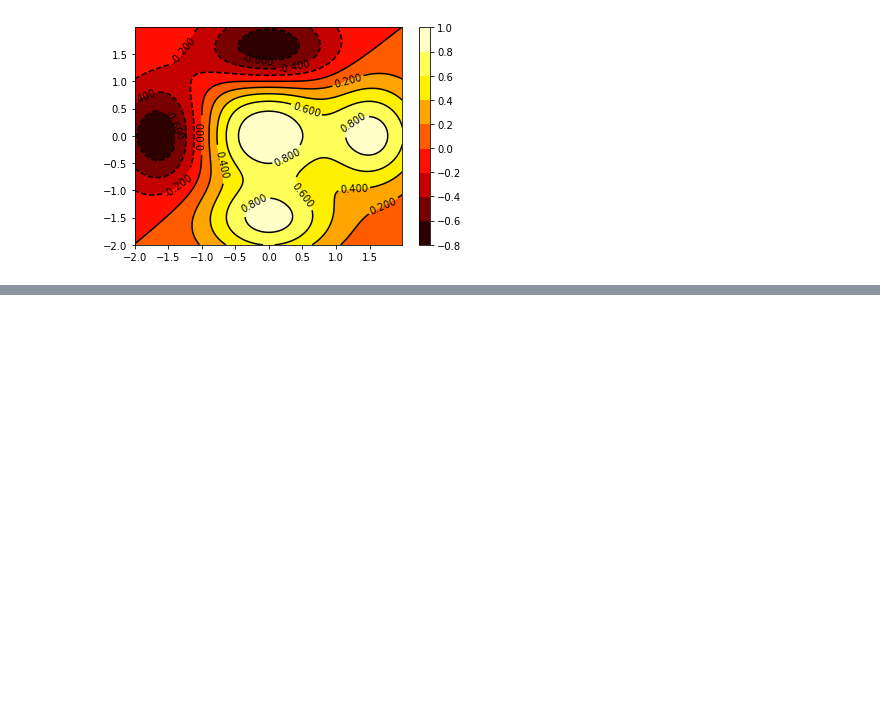
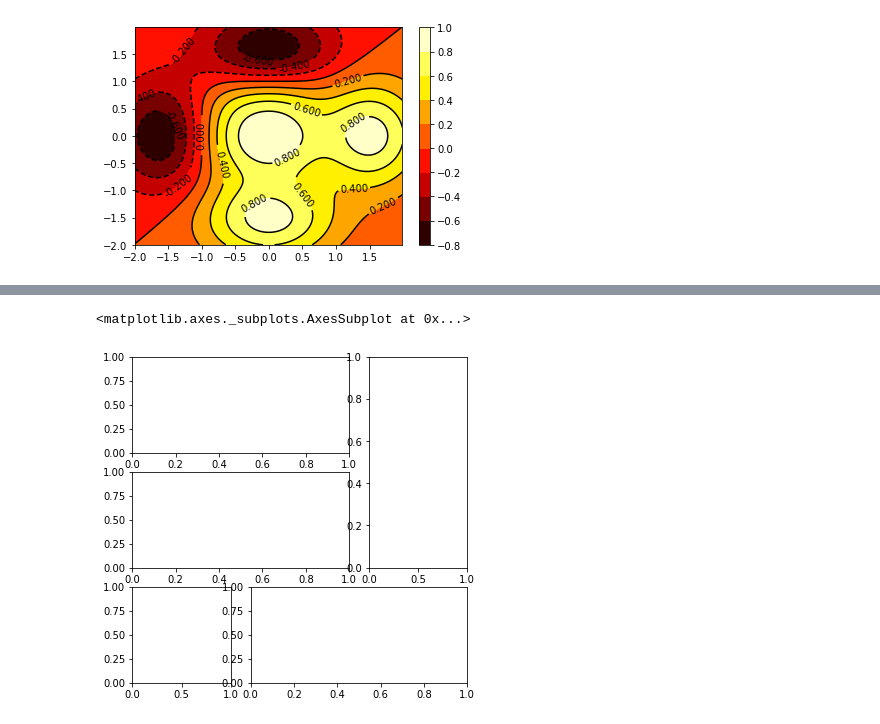
Before and after one commit to hoangks5/tinhoctromgkythuat, a Jupyter notebook: Tuan11.ipynb, the cells around one changed output, grey strips where cells are left out. Saved outputs shown, nothing was run; the diff lists cells and outputs as text; code cells hidden in the pictures; blank space fills up the shorter version.

```diff
--- a/Tuan11.ipynb
+++ b/Tuan11.ipynb
@@ -159,0 +175,12 @@ plt.colorbar()
+# %%
+import matplotlib.pyplot as plt
+gs = plt.GridSpec(3,3)
+fig = plt.figure(figsize=(6,6))
+fig.add_subplot(gs[1,:2])
+fig.add_subplot(gs[0,:2])
+fig.add_subplot(gs[2,0])
+fig.add_subplot(gs[:2,2])
+fig.add_subplot(gs[2,1:])
+# %% [output]
+<matplotlib.axes._subplots.AxesSubplot at 0x...>
+[figure, added]
```
Also changed, not shown: parts of 1 cell of this notebook.
